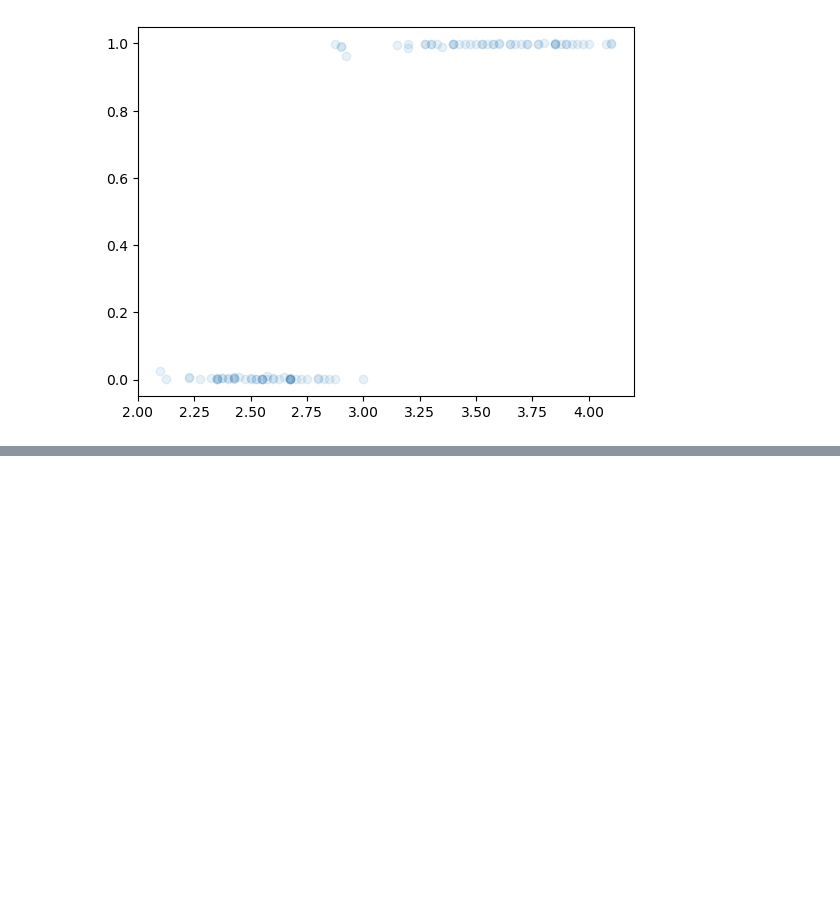
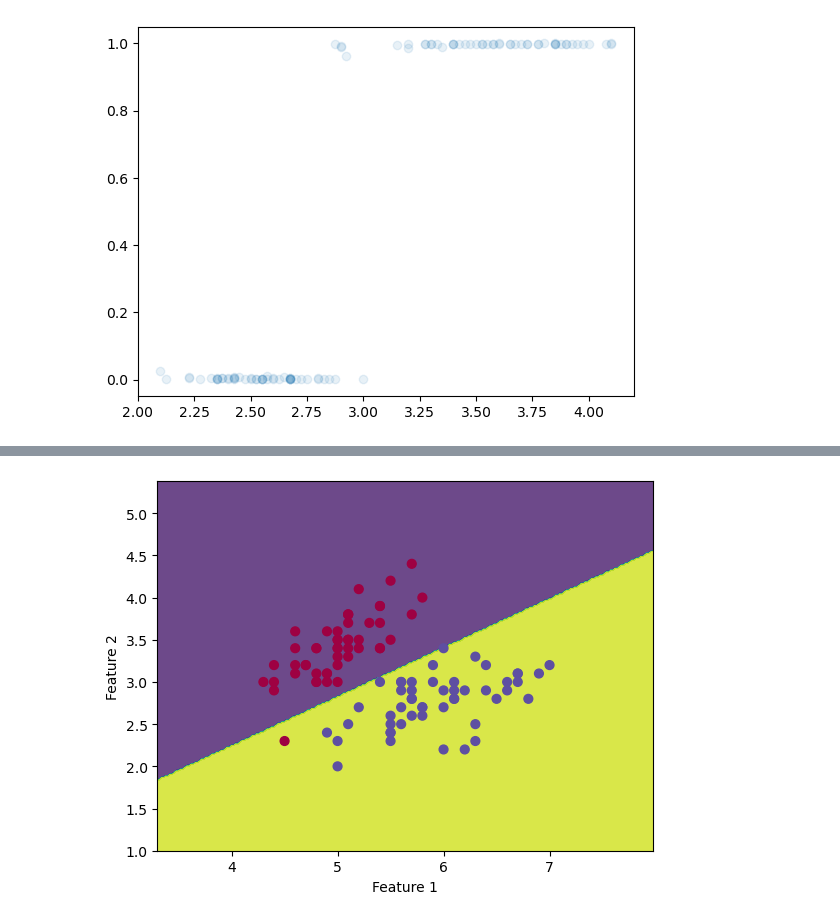
Before and after one commit to lumlong/Learning, a Jupyter notebook: Data Science/Fundamental/BinaryLogisticRegression.ipynb, the cells around one changed output, grey strips where cells are left out. Cells and saved outputs as stored; diff of their text form; code cells hidden in the pictures; blank space fills up the shorter version.

```diff
--- a/Data Science/Fundamental/BinaryLogisticRegression.ipynb
+++ b/Data Science/Fundamental/BinaryLogisticRegression.ipynb
@@ -149,0 +221,6 @@ loss = -0.0013760401526914088
+# %%
+X_sim = X.drop(['petal length (cm)',	'petal width (cm)'], axis=1)
+# %%
+model = BinaryLogisticRegression()
+model.fit(X_sim, y, 100)
+model.predict(X_sim)
@@ -149,0 +240,21 @@ loss = -0.0013760401526914088
+# %%
+def plot_decision_boundary(X, y, model):
+    # Generate a grid of points for visualization
+    x_min, x_max = X[:, 0].min() - 1, X[:, 0].max() + 1
+    y_min, y_max = X[:, 1].min() - 1, X[:, 1].max() + 1
+    xx, yy = np.meshgrid(np.arange(x_min, x_max, 0.02), np.arange(y_min, y_max, 0.02))
+
+    # Predict the class for each point in the grid
+    Z = model.predict(np.c_[xx.ravel(), yy.ravel()])
+    Z = Z.reshape(xx.shape)
+
+    # Plot the decision boundary and data points
+    plt.contourf(xx, yy, Z, alpha=0.8)
+    plt.scatter(X[:, 0], X[:, 1], c=y, s=40, cmap=plt.cm.Spectral)
+    plt.xlabel('Feature 1')
+    plt.ylabel('Feature 2')
+    plt.show()
+# %%
+plot_decision_boundary(X_sim.to_numpy(), y.to_numpy(), model)
+# %% [output]
+[figure, added]
```
Also changed, not shown: parts of 6 cells of this notebook, 5 other files.
